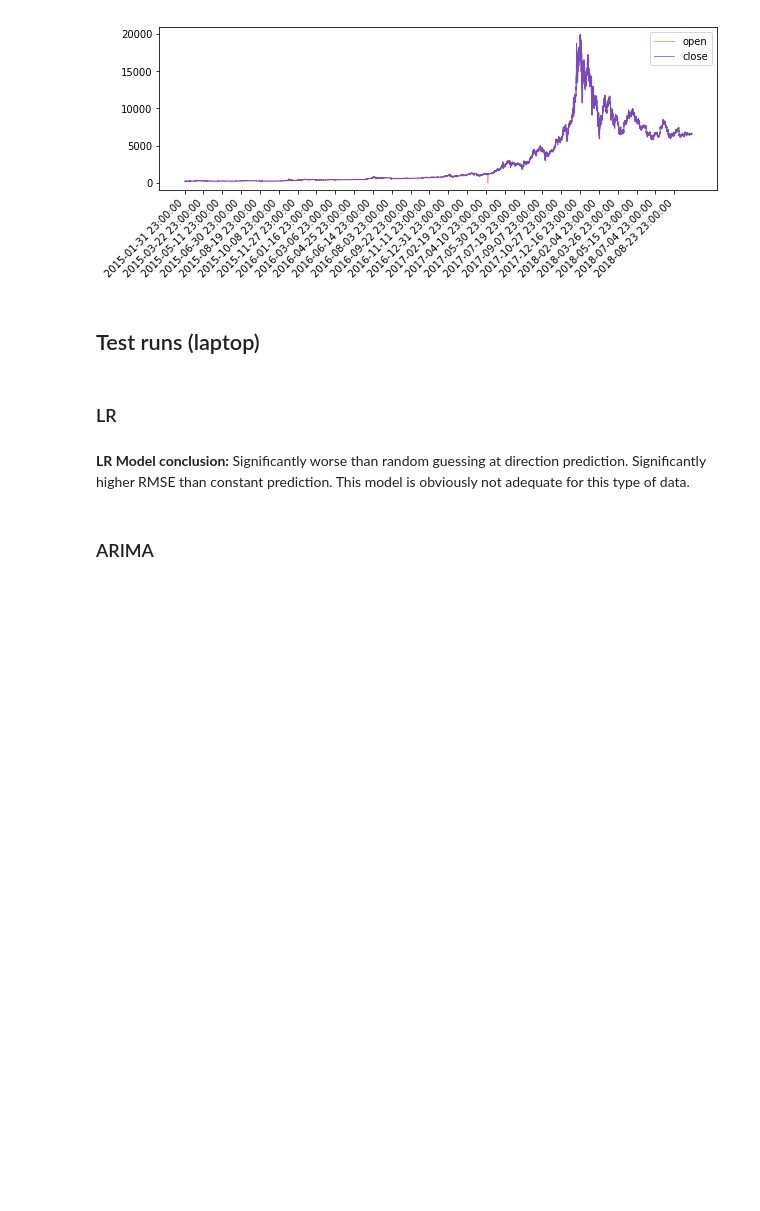
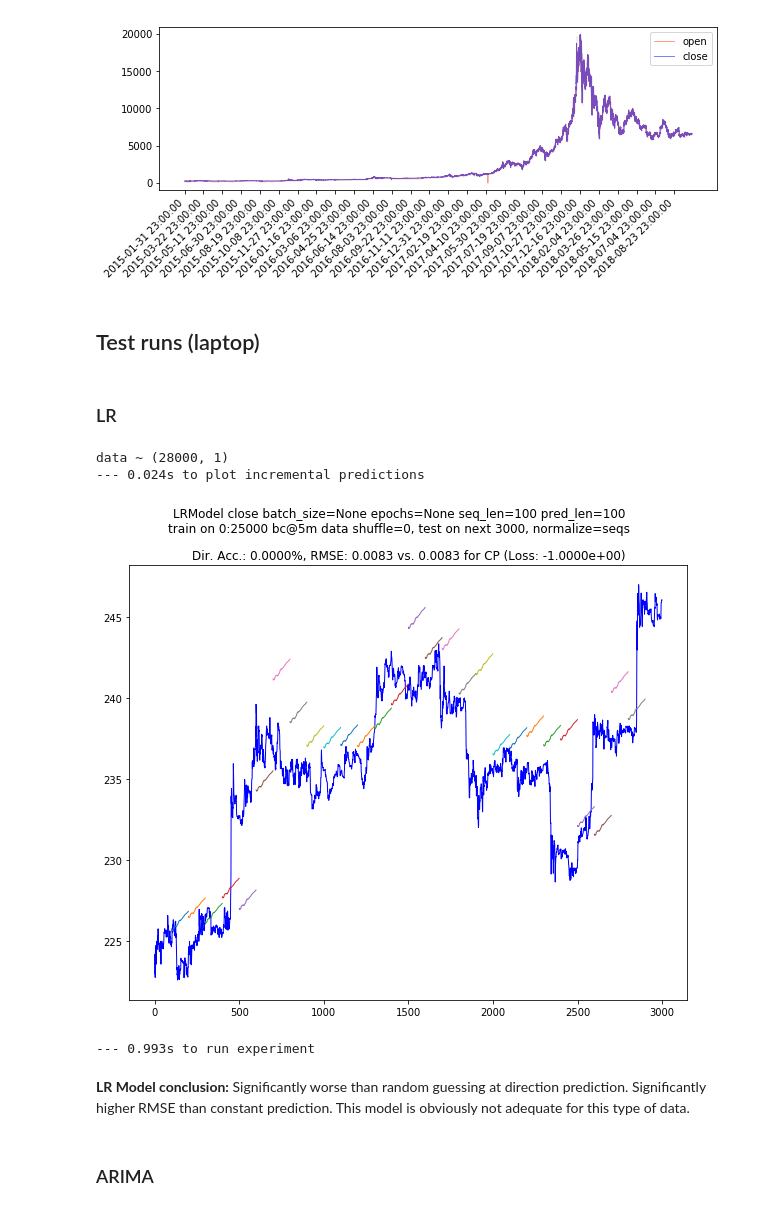
Before and after one commit to NeuronQ/udacity-capstone, a Jupyter notebook: btc-5min.ipynb, the cells around one changed output. Saved outputs shown, nothing was run; the diff lists cells and outputs as text; code cells hidden in the pictures; blank space fills up the shorter version.

```diff
--- a/btc-5min.ipynb
+++ b/btc-5min.ipynb
@@ -94,6 +95,40 @@ dtype: object
 ## Test runs (laptop)
 # %% [markdown]
 ### LR
+# %%
+with timing('run experiment'):
+    run_walk_forward_validation_rnn(
+        # data to extract:
+        data5m,
+        features=['close'],
+        from_i=0,
+        train_sz=25000,
+        test_sz=3000,
+        # data processing:
+        normalize='seqs',  # 'seqs' | 'data'
+        detrend=False,
+        # model and prediction arrangement:
+        seq_len=100,
+        pred_len=100,
+        model_maker=LRModel,
+        # training:
+        epochs=None,
+        batch_size=None,
+        shuffle=False,
+        # experiment setup:
+        times=1,
+        skip=True,
+        fix_all_rngs_to=False,
+        fix_rngs_before_each=False,
+        # plotting:
+        fig_size=(10, 8),
+        fast=True,
+    )
+# %% [output]
+data ~ (28000, 1)
+--- 0.024s to plot incremental predictions
+[figure, added]
+--- 0.993s to run experiment
 # %%
 with timing('run experiment'):
     run_walk_forward_validation_rnn(
```
Also changed, not shown: parts of 4 cells of this notebook, 2 other files.
